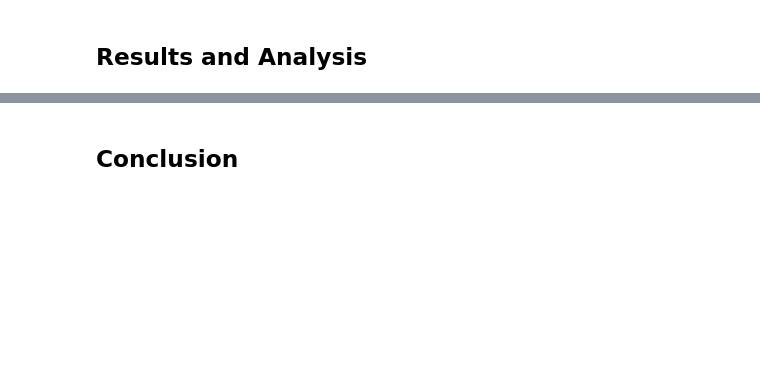
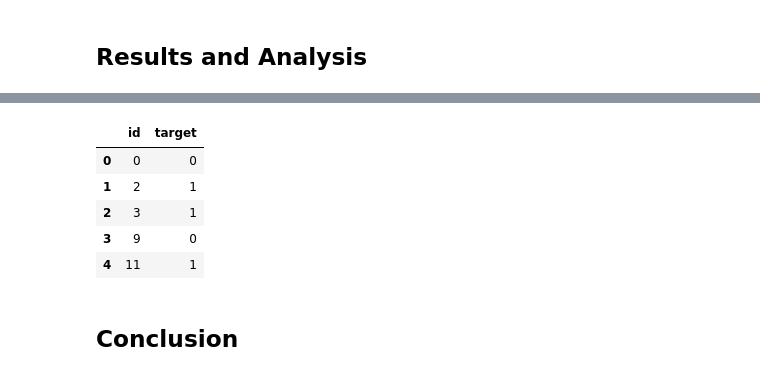
Before and after one commit to luisdi28ms/deep_learning, a Jupyter notebook: rnn/rnn_msds.ipynb, the cells around one changed output, grey strips where cells are left out. Cells and saved outputs as stored; diff of their text form; code cells hidden in the pictures; blank space fills up the shorter version.

```diff
--- a/rnn/rnn_msds.ipynb
+++ b/rnn/rnn_msds.ipynb
@@ -133,9 +197,3 @@ from tensorflow.keras.layers import Embedding, LSTM, Dense
 # %%
-# Example data
-
-
-# Tokenization and padding
-tokenizer = Tokenizer(num_words=1000)
-tokenizer.fit_on_texts(train_df.text)
 sequences = tokenizer.texts_to_sequences(train_df.text)
-padded_sequences = pad_sequences(sequences, maxlen=10)
+padded_sequences = pad_sequences(sequences, maxlen=20)
@@ -255,2 +331,15 @@ sum(val_pred.py == val_pred.target)/1501
 # %% [markdown]
 ## Results and Analysis
+# %%
+x_train,input_dim = pre_process_data(df.text, df.text)
+# Building the model
+model = Sequential()
+model.add(Embedding(input_dim=input_dim, output_dim=32, input_length=20))
+model.add(LSTM(50))
+model.add(Dense(1, activation='sigmoid'))
+
+# Compiling the model with custom F1 score metric
+model.compile(loss='binary_crossentropy', optimizer='adam', metrics=[f1_score])
+
+# Train the model
+history = model.fit(x_train, df.target, epochs=10)
@@ -256,0 +367,3 @@ sum(val_pred.py == val_pred.target)/1501
+# %%
+x_test,input_dim = pre_process_data(df.text, test_df.text)
+preds = model.predict(x_test)
@@ -256,0 +372,11 @@ sum(val_pred.py == val_pred.target)/1501
+# %%
+subm = pd.read_csv("../input/nlp-getting-started/sample_submission.csv")
+subm["target"] = [1 if i > 0.5 else 0 for i in preds]
+subm.head()
+# %% [output]
+|  | id | target |
+| 0 | 0 | 0 |
+| 1 | 2 | 1 |
+| 2 | 3 | 1 |
+| 3 | 9 | 0 |
+| 4 | 11 | 1 |
```
Also changed, not shown: parts of 27 cells of this notebook.
